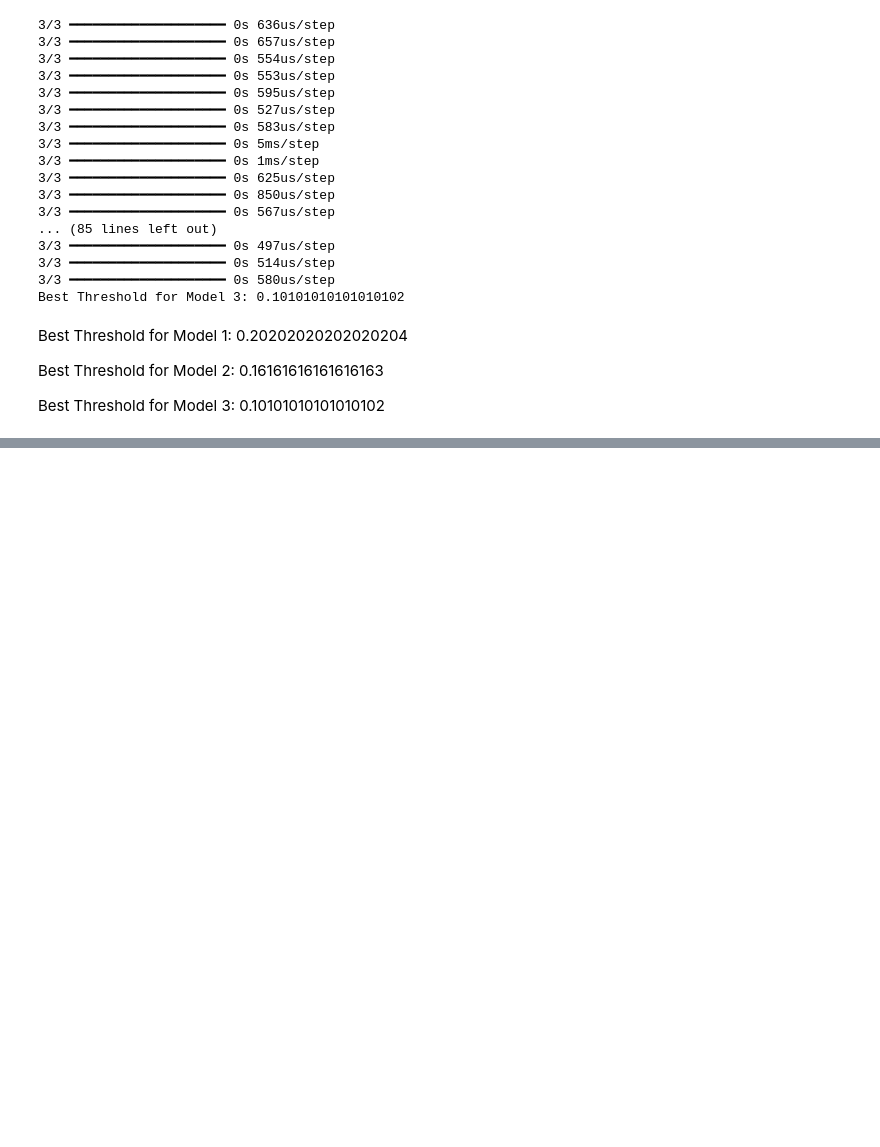
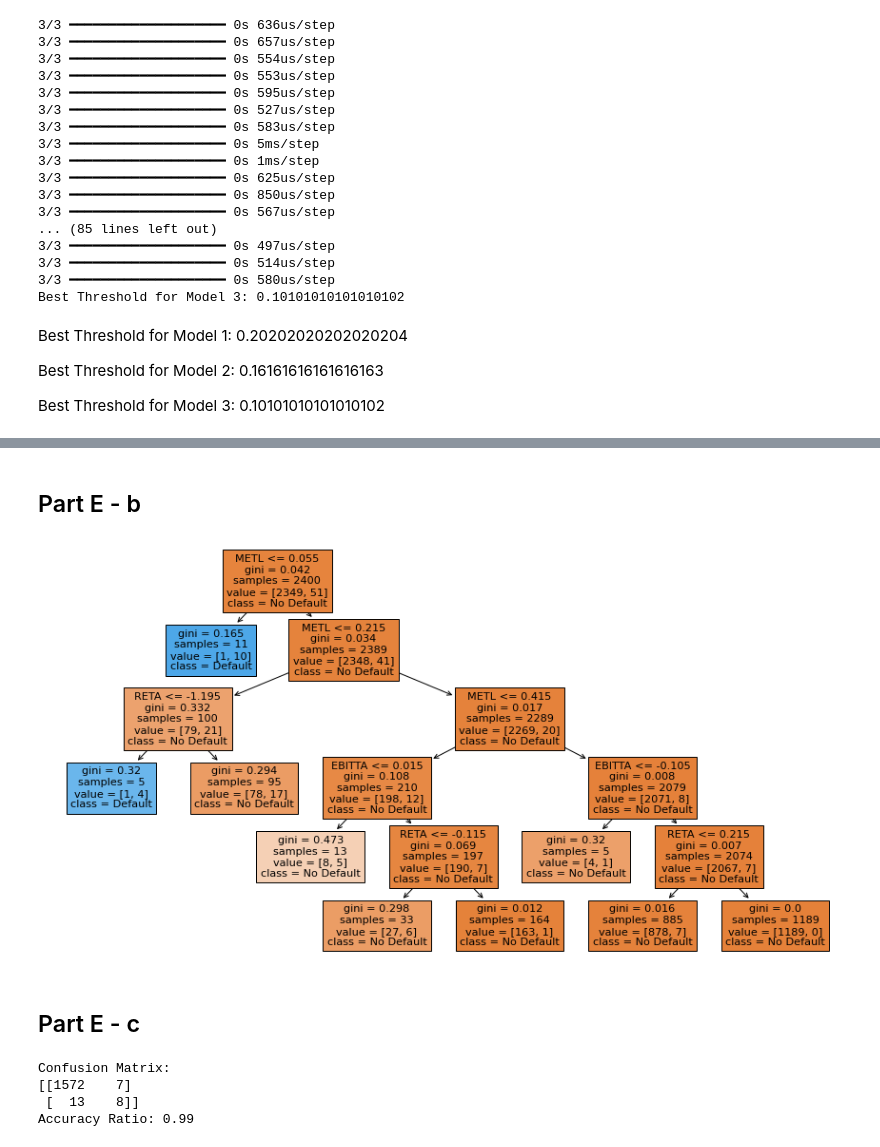
Before and after one commit to moleh13/EC48E, a Jupyter notebook: hw4/PS04.ipynb, the cells around one changed output, grey strips where cells are left out. Saved outputs shown, nothing was run; the diff lists cells and outputs as text; code cells hidden in the pictures; blank space fills up the shorter version.

```diff
--- a/hw4/PS04.ipynb
+++ b/hw4/PS04.ipynb
@@ -998,0 +1034,29 @@ Best Threshold for Model 3: 0.10101010101010102
+# %% [markdown]
+## Part E - b
+# %%
+# Plot the decision tree
+plt.figure(figsize=(15, 8))
+plot_tree(clf, feature_names=X.columns, class_names=['No Default', 'Default'], filled=True)
+plt.show()
+# %% [output]
+[figure, added]
+# %% [markdown]
+## Part E - c
+# %%
+# Use 0.75 as the threshold
+y_pred_75 = (y_pred_proba >= 0.75).astype(int)
+
+# Create confusion matrix
+conf_matrix = confusion_matrix(y_test, y_pred_75)
+
+# Calculate accuracy ratio
+accuracy = accuracy_score(y_test, y_pred_75)
+
+print("Confusion Matrix:")
+print(conf_matrix)
+print(f"Accuracy Ratio: {accuracy:.2f}")
+# %% [output]
+Confusion Matrix:
+[[1572    7]
+ [  13    8]]
+Accuracy Ratio: 0.99
```
Also changed, not shown: parts of 6 cells of this notebook.
